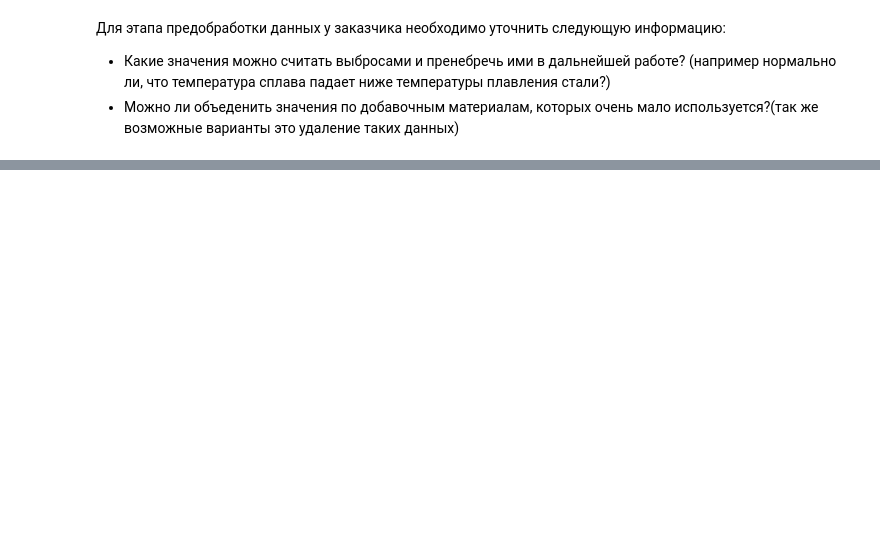
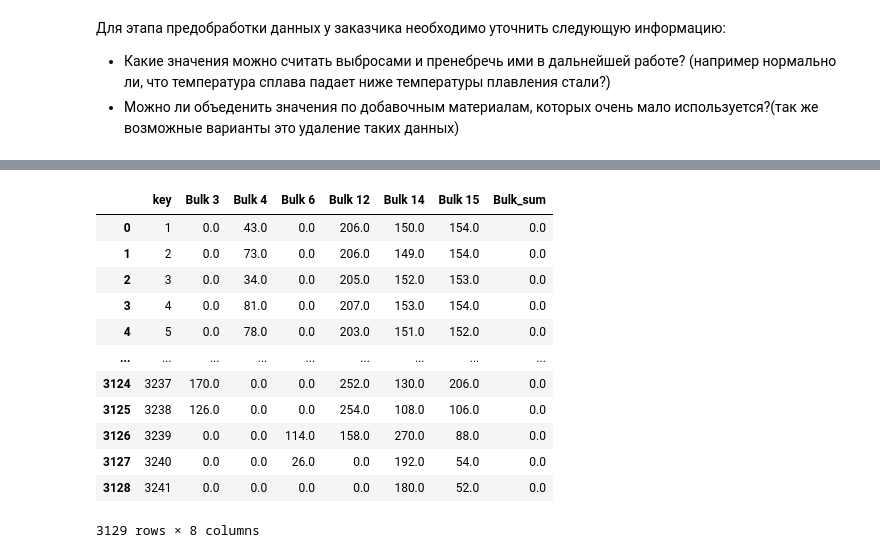
Before and after one commit to AlexFee1/Yandex-practicum-projects-ds, a Jupyter notebook: 15. Финальный проект/final_project.ipynb, the cells around one changed output, grey strips where cells are left out. Saved outputs shown, nothing was run; the diff lists cells and outputs as text; code cells hidden in the pictures; blank space fills up the shorter version.

```diff
--- a/15. Финальный проект/final_project.ipynb
+++ b/15. Финальный проект/final_project.ipynb
@@ -587,0 +567,20 @@ dtype: int64
+# %%
+columns_to_combine = ['Bulk 1', 'Bulk 2', 'Bulk 5', 'Bulk 7', 'Bulk 8', 'Bulk 9', 'Bulk 10', 'Bulk 11', 'Bulk 13']
+df_bulk = df_bulk.fillna(0)
+df_bulk['Bulk_sum'] = df_bulk[columns_to_combine].sum(axis=1)
+df_bulk.drop(columns=columns_to_combine, inplace=True)
+df_bulk
+# %% [output]
+|  | key | Bulk 3 | Bulk 4 | Bulk 6 | Bulk 12 | Bulk 14 | Bulk 15 | Bulk_sum |
+| 0 | 1 | 0.0 | 43.0 | 0.0 | 206.0 | 150.0 | 154.0 | 0.0 |
+| 1 | 2 | 0.0 | 73.0 | 0.0 | 206.0 | 149.0 | 154.0 | 0.0 |
+| 2 | 3 | 0.0 | 34.0 | 0.0 | 205.0 | 152.0 | 153.0 | 0.0 |
+| 3 | 4 | 0.0 | 81.0 | 0.0 | 207.0 | 153.0 | 154.0 | 0.0 |
+| 4 | 5 | 0.0 | 78.0 | 0.0 | 203.0 | 151.0 | 152.0 | 0.0 |
+| ... | ... | ... | ... | ... | ... | ... | ... | ... |
+| 3124 | 3237 | 170.0 | 0.0 | 0.0 | 252.0 | 130.0 | 206.0 | 0.0 |
+| 3125 | 3238 | 126.0 | 0.0 | 0.0 | 254.0 | 108.0 | 106.0 | 0.0 |
+| 3126 | 3239 | 0.0 | 0.0 | 114.0 | 158.0 | 270.0 | 88.0 | 0.0 |
+| 3127 | 3240 | 0.0 | 0.0 | 26.0 | 0.0 | 192.0 | 54.0 | 0.0 |
+| 3128 | 3241 | 0.0 | 0.0 | 0.0 | 0.0 | 180.0 | 52.0 | 0.0 |
+3129 rows × 8 columns
```
Also changed, not shown: parts of 55 cells of this notebook, 5 other files.
